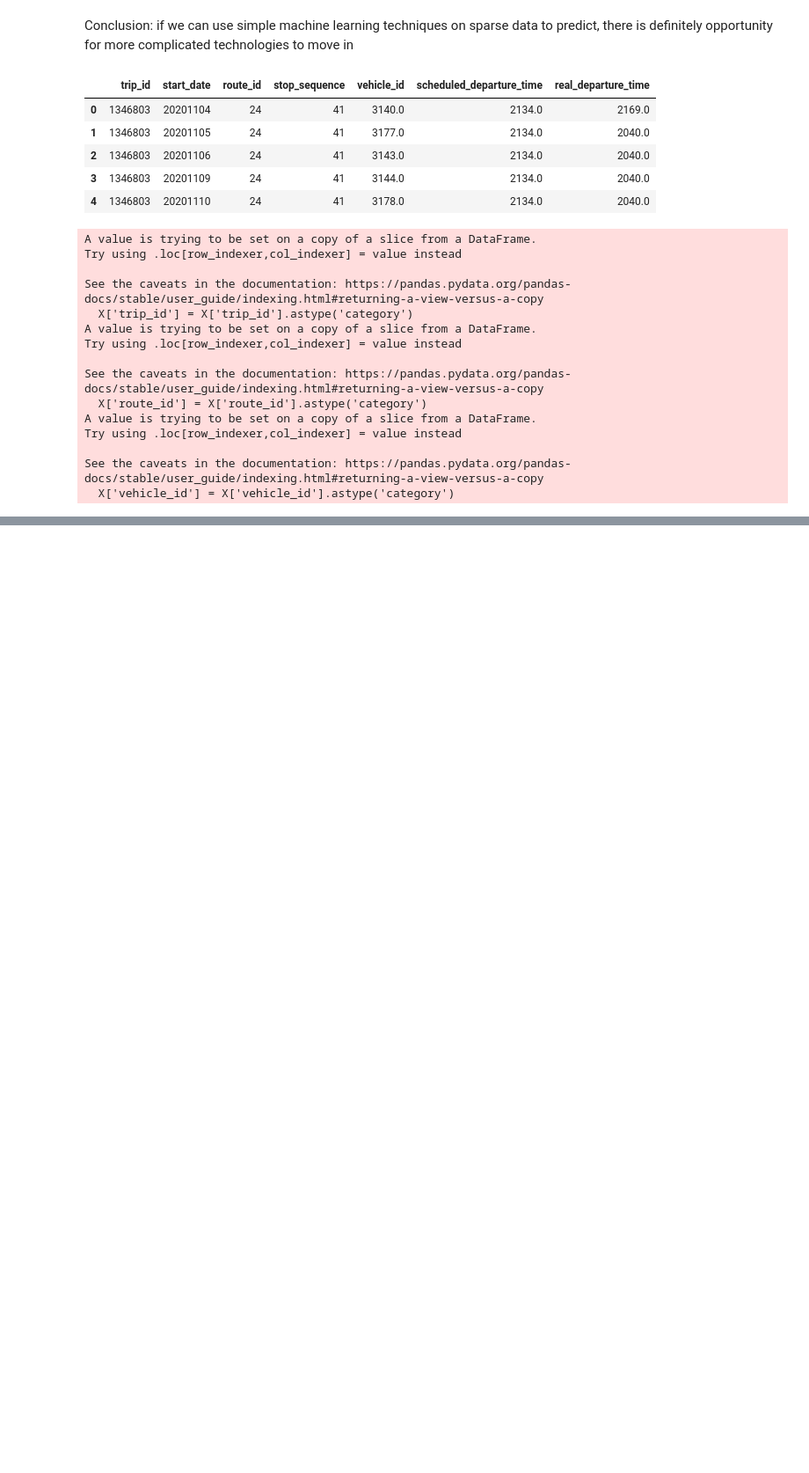
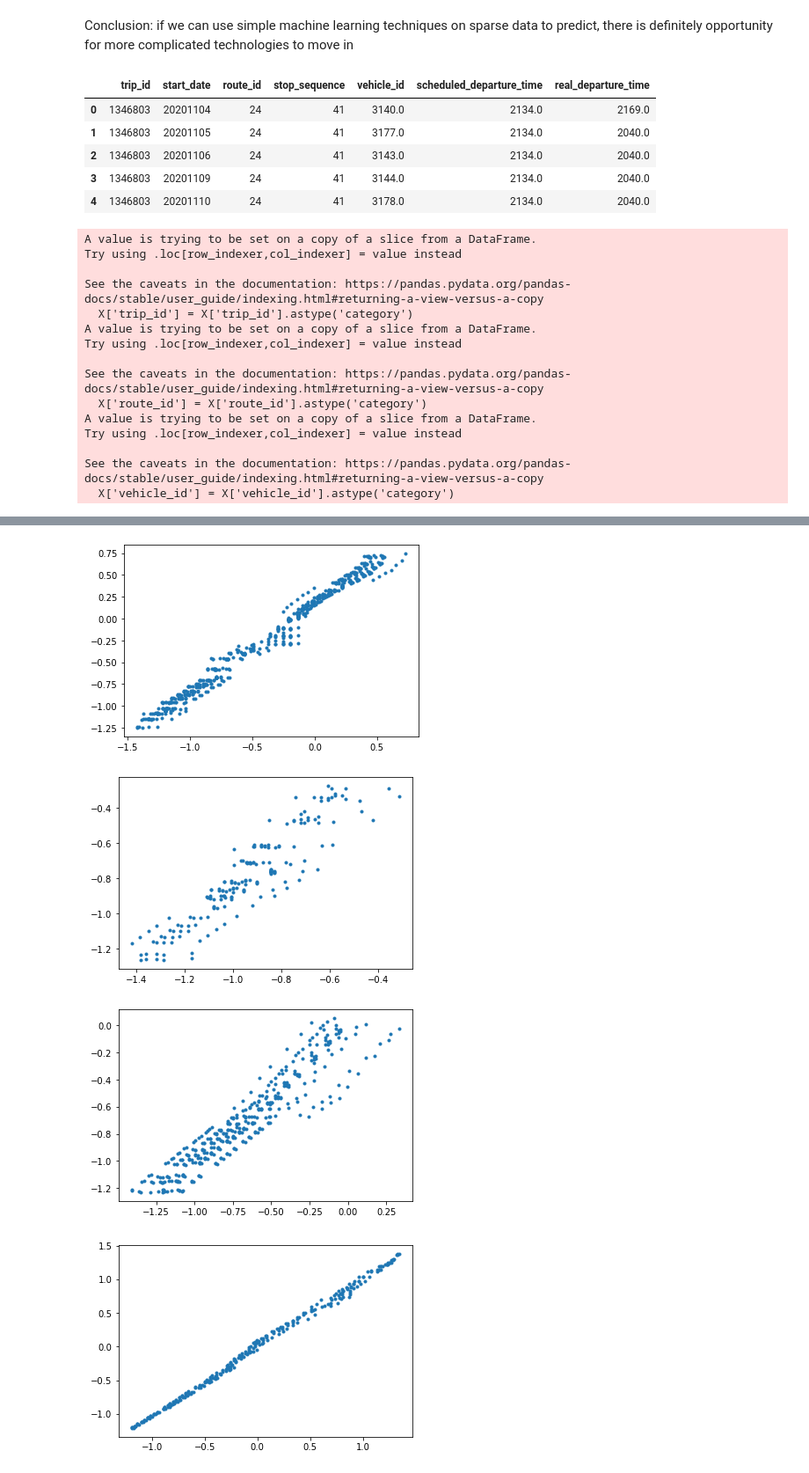
Before and after one commit to ningsongshen/public-transit-schedules, a Jupyter notebook: notebook/notebook_6_a_better_prediction.ipynb, the cells around one changed output, grey strips where cells are left out. Shown: that part at 88% size. Cells and saved outputs as stored; diff of their text form; code cells hidden in the pictures; blank space fills up the shorter version.

```diff
--- a/notebook/notebook_6_a_better_prediction.ipynb
+++ b/notebook/notebook_6_a_better_prediction.ipynb
@@ -63,0 +79,20 @@ plt.scatter(y_test, y_pred, marker=".")
+# %%
+import random
+trip_ids = df["trip_id"].unique()
+for i in random.sample(range(len(trip_ids)), 10):
+    trip_df = df.loc[(df['trip_id'] == trip_ids[i])]
+    X = trip_df[["trip_id", "start_date", "route_id", "stop_sequence", "vehicle_id", "scheduled_departure_time"]]
+    y = trip_df["real_departure_time"]
+    X = sc.transform(X)
+    y = y_scaler.transform(y.values.reshape(-1, 1))
+    # We instead use the trained model based on the entire dataset
+    # linear_regressor = LinearRegression()
+    # linear_regressor.fit(X, Y)
+    y_pred = regressor.predict(X)
+    plt.figure(i)
+    plt.scatter(y, y_pred, marker=".")
+# %% [output]
+[figure, added]
+[figure, added]
+[figure, added]
+[figure, added]
```
Also changed, not shown: parts of 5 cells of this notebook.
